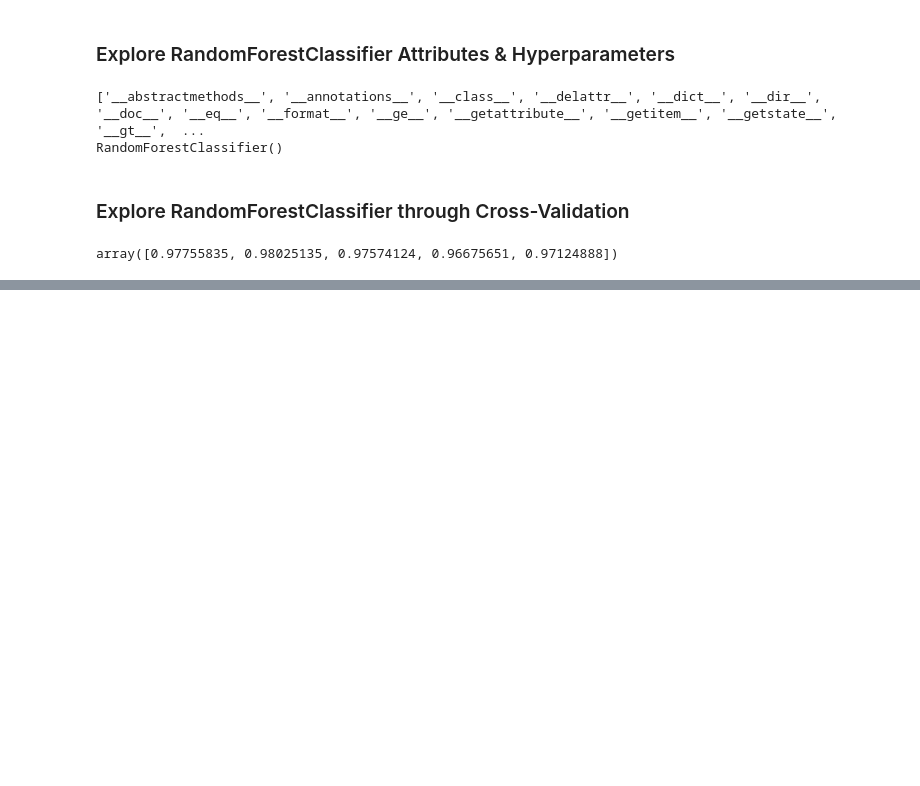
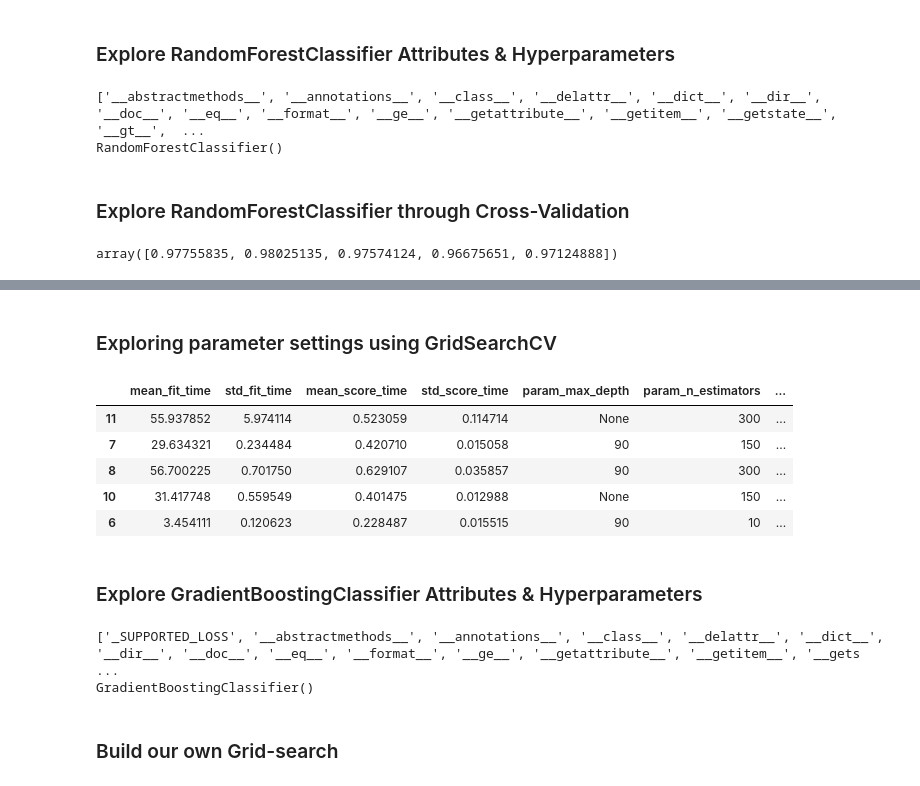
Before and after one commit to onlyabhilash/NLP, a Jupyter notebook: NLP_lk/05-BuildMachineLearningProject-Building a basic Random Forest model.ipynb, the cells around one changed output, grey strips where cells are left out. Cells and saved outputs as stored; diff of their text form; code cells hidden in the pictures; blank space fills up the shorter version.

```diff
--- a/NLP_lk/05-BuildMachineLearningProject-Building a basic Random Forest model.ipynb
+++ b/NLP_lk/05-BuildMachineLearningProject-Building a basic Random Forest model.ipynb
@@ -4,7 +4,7 @@
 import nltk
 import pandas as pd
 import re
-from sklearn.feature_extraction.text import TfidfVectorizer
+from sklearn.feature_extraction.text import TfidfVectorizer, CountVectorizer
 import string
 
 stopwords = nltk.corpus.stopwords.words('english')
@@ -26,8 +26,15 @@ def clean_text(text):
     text = [ps.stem(word) for word in tokens if word not in stopwords]
     return text
 
+# TF-IDF
 tfidf_vect = TfidfVectorizer(analyzer=clean_text)
 X_tfidf = tfidf_vect.fit_transform(data['body_text'])
+X_tfidf_feat = pd.concat([data['body_len'], data['punct%'], pd.DataFrame(X_tfidf.toarray())], axis=1)
+
+# CountVectorizer
+count_vect = CountVectorizer(analyzer=clean_text)
+X_count = count_vect.fit_transform(data['body_text'])
+X_count_feat = pd.concat([data['body_len'], data['punct%'], pd.DataFrame(X_count.toarray())], axis=1)
 
 X_features = pd.concat([data['body_len'], data['punct%'], pd.DataFrame(X_tfidf.toarray())], axis=1)
 X_features.head()
@@ -110,0 +150,2 @@ Precision: 1.0 / Recall: 0.603 / Accuracy: 0.944
+# %% [markdown]
+### Exploring parameter settings using GridSearchCV
@@ -110,0 +154,15 @@ Precision: 1.0 / Recall: 0.603 / Accuracy: 0.944
+# %%
+rf = RandomForestClassifier()
+param = {'n_estimators': [10, 150, 300],
+        'max_depth': [30, 60, 90, None]}
+
+gs = GridSearchCV(rf, param, cv=5, n_jobs=-1)
+gs_fit = gs.fit(X_tfidf_feat, data['label'])
+pd.DataFrame(gs_fit.cv_results_).sort_values('mean_test_score', ascending=False)[0:5]
+# %% [output]
+|  | mean_fit_time | std_fit_time | mean_score_time | std_score_time | param_max_depth | param_n_estimators | ... |
+| 11 | 55.937852 | 5.974114 | 0.523059 | 0.114714 | None | 300 | ... |
+| 7 | 29.634321 | 0.234484 | 0.420710 | 0.015058 | 90 | 150 | ... |
+| 8 | 56.700225 | 0.701750 | 0.629107 | 0.035857 | 90 | 300 | ... |
+| 10 | 31.417748 | 0.559549 | 0.401475 | 0.012988 | None | 150 | ... |
+| 6 | 3.454111 | 0.120623 | 0.228487 | 0.015515 | 90 | 10 | ... |
@@ -110,0 +177,2 @@ Precision: 1.0 / Recall: 0.603 / Accuracy: 0.944
+# %% [markdown]
+### Explore GradientBoostingClassifier Attributes & Hyperparameters
@@ -110,0 +181,8 @@ Precision: 1.0 / Recall: 0.603 / Accuracy: 0.944
+# %%
+print(dir(GradientBoostingClassifier))
+print(GradientBoostingClassifier())
+# %% [output]
+['_SUPPORTED_LOSS', '__abstractmethods__', '__annotations__', '__class__', '__delattr__', '__dict__', '__dir__', '__doc__', '__eq__', '__format__', '__ge__', '__getattribute__', '__getitem__', '__gets ...
+GradientBoostingClassifier()
+# %% [markdown]
+### Build our own Grid-search
```
Also changed, not shown: parts of 27 cells of this notebook, 1 other file.
